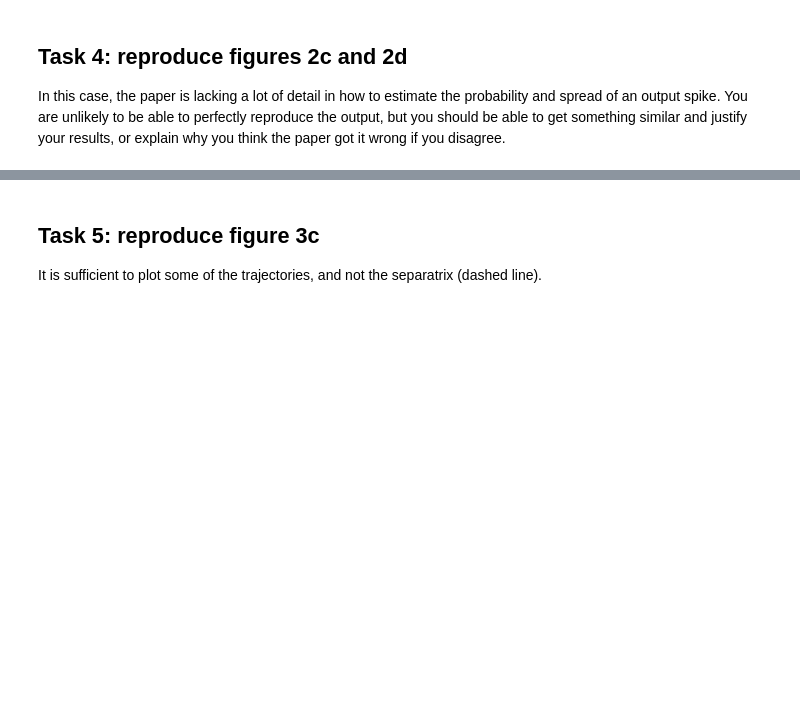
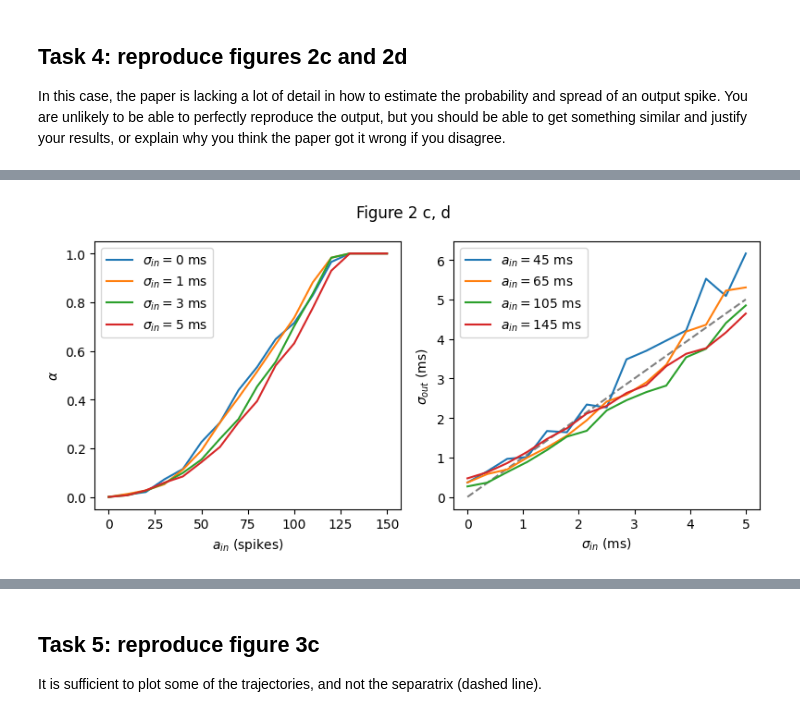
Before and after one commit to hk221/Neuro_for_ML, a Jupyter notebook: Synfire Chains/synfire_no_answers.ipynb, the cells around one changed output, grey strips where cells are left out. Drawn from its saved outputs; the diff is of its cells as text; code cells hidden in the pictures; blank space fills up the shorter version.

```diff
--- a/Synfire Chains/synfire_no_answers.ipynb
+++ b/Synfire Chains/synfire_no_answers.ipynb
@@ -333,3 +293,97 @@ plt.tight_layout()
+# %%
+# Verify figure 2c,d
+def estimate_pulse_parameters(s, num_neurons, sigma_in, offset):  # Updated function signature
+    # Now we want to estimate the number of spikes caused and their spread.
+    # alpha = probability of an output spike = number of output spikes / number of neurons
+    # sigma_out = spread (in ms) of output spikes caused by the pulse
+    dt = 0.1
+
+    # Use all_to_all on the transpose of s to sum the rows instead of the columns
+    neuron_which_spiked_array = all_to_all(np.transpose(s), n_out=1)
+    sum_spikes = np.sum(neuron_which_spiked_array)
+
+    # Make sure the sum doesn't exceed the number of neurons
+    if sum_spikes > num_neurons:
+        sum_spikes = num_neurons
+
+    # Avoid division by zero if no neurons are present
+    if num_neurons == 0:
+        alpha = 0
+    else:
+        alpha = sum_spikes / num_neurons  # Probability of an output spike
+
+    # Find all instances where there was a spike and sort them
+    _, spike_times = s.nonzero()
+    sorted_spike_times = np.sort(spike_times)
+
+    # If no spikes are found, standard deviation is 0
+    if sorted_spike_times.size == 0:
+        sigma_out = 0
+    else:
+        # Apply a buffer and statistical filtering to isolate significant spikes
+        filtered_spike_times = sorted_spike_times[
+            (sorted_spike_times <= offset + 20 + (sigma_in / dt) * 2.5) &
+            (sorted_spike_times >= offset - 20 - (sigma_in / dt) * 2.5)
+        ]
+        # Calculate the standard deviation in ms of the remaining spike times
+        sigma_out = np.std(filtered_spike_times) * dt
+
+    return alpha, sigma_out
+
+
+def neural_transmission(a_in, sigma_in, repeats=5, dt=0.1):
+    alpha_sum = 0
+    sigma_out_sum = 0
+    offset = 150
+    num_time_steps = 400
+    num_neurons = 150
+
+    # Repeat the process and average results to smooth out noise
+    for _ in range(repeats):
+        # Generate an input burst of a_in spikes with spread sigma_in
+        s = input_burst(num_neurons=a_in, num_active=a_in, offset=offset, sigma=sigma_in, dt=dt, num_time_steps=num_time_steps)
+
+        # Connect the input burst to all neurons in the next layer
+        s = all_to_all(s)
+
+        # Run the simulation for one layer with added noise
+        _, s = simulate_layer(num_neurons=num_neurons, spikes_in=s, noise=True, num_time_steps=num_time_steps, delay=0)
+
+        # Estimate alpha and sigma_out and accumulate for averaging
+        alpha_temp, sigma_out_temp = estimate_pulse_parameters(s, num_neurons, sigma_in, offset)
+        alpha_sum += alpha_temp
+        sigma_out_sum += sigma_out_temp
+
+    # Average results across repeats
+    alpha = alpha_sum / repeats
+    sigma_out = sigma_out_sum / repeats
+    return alpha, sigma_out
+
+
+# Plotting figure 2c,d
+plt.figure(figsize=(8, 4))
+plt.subplot(121)
+for sigma in [0, 1, 3, 5]:
+    A_IN = np.arange(0, 150 + 1, 10)
+    ALPHA = [neural_transmission(a_in, sigma)[0] for a_in in A_IN]
+    plt.plot(A_IN, ALPHA, label=f"$\\sigma_{{in}}={sigma}$ ms")
+plt.xlabel(r"$a_{in}$ (spikes)")
+plt.ylabel(r"$\alpha$")
+plt.legend(loc="best")
+
+plt.subplot(122)
+for a_in in [45, 65, 105, 145]:
+    SIGMA_IN = np.linspace(0, 5, 15)
+    SIGMA_OUT = [neural_transmission(a_in, sigma_in)[1] for sigma_in in SIGMA_IN]
+    plt.plot(SIGMA_IN, SIGMA_OUT, label=f"$a_{{in}}={a_in}$ ms")
+plt.plot([0, 5], [0, 5], ls="--", c="grey", zorder=-1)
+plt.xlabel(r"$\sigma_{in}$ (ms)")
+plt.ylabel(r"$\sigma_{out}$ (ms)")
+plt.legend(loc="best")
+plt.suptitle("Figure 2 c, d")
+plt.tight_layout()
+# %% [output]
+[figure, added]
 # %% [markdown]
 Expected results (as you can see, not exactly the same as in the paper which I couldn't reproduce perfectly):
 
```
Also changed, not shown: parts of 5 cells of this notebook.
